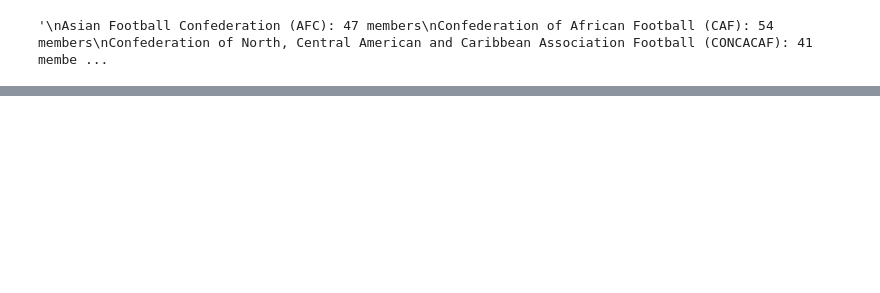
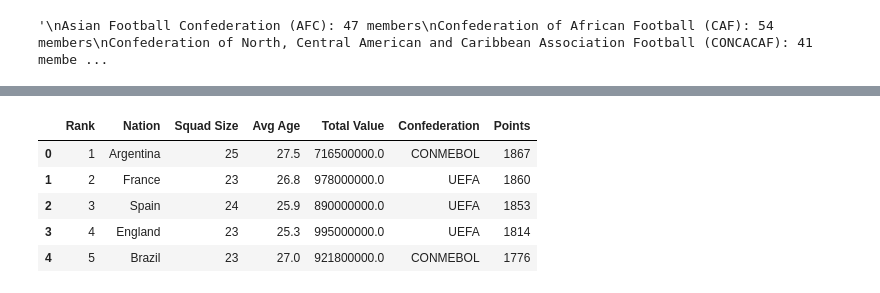
Before and after one commit to ahmad2025-ai/Project_1, a Jupyter notebook: Main.ipynb, the cells around one changed output, grey strips where cells are left out. Drawn from its saved outputs; the diff is of its cells as text; code cells hidden in the pictures; blank space fills up the shorter version.

```diff
--- a/Main.ipynb
+++ b/Main.ipynb
@@ -584,0 +225,9 @@ print(FIFA)
+# %%
+df.head()
+# %% [output]
+|  | Rank | Nation | Squad Size | Avg Age | Total Value | Confederation | Points |
+| 0 | 1 | Argentina | 25 | 27.5 | 716500000.0 | CONMEBOL | 1867 |
+| 1 | 2 | France | 23 | 26.8 | 978000000.0 | UEFA | 1860 |
+| 2 | 3 | Spain | 24 | 25.9 | 890000000.0 | UEFA | 1853 |
+| 3 | 4 | England | 23 | 25.3 | 995000000.0 | UEFA | 1814 |
+| 4 | 5 | Brazil | 23 | 27.0 | 921800000.0 | CONMEBOL | 1776 |
```
Also changed, not shown: parts of 43 cells of this notebook, 2 other files.
